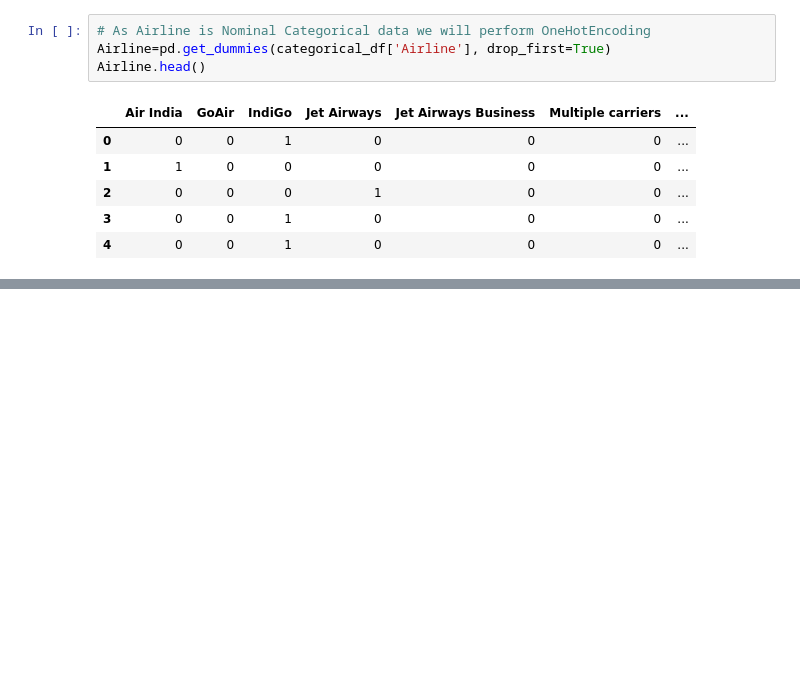
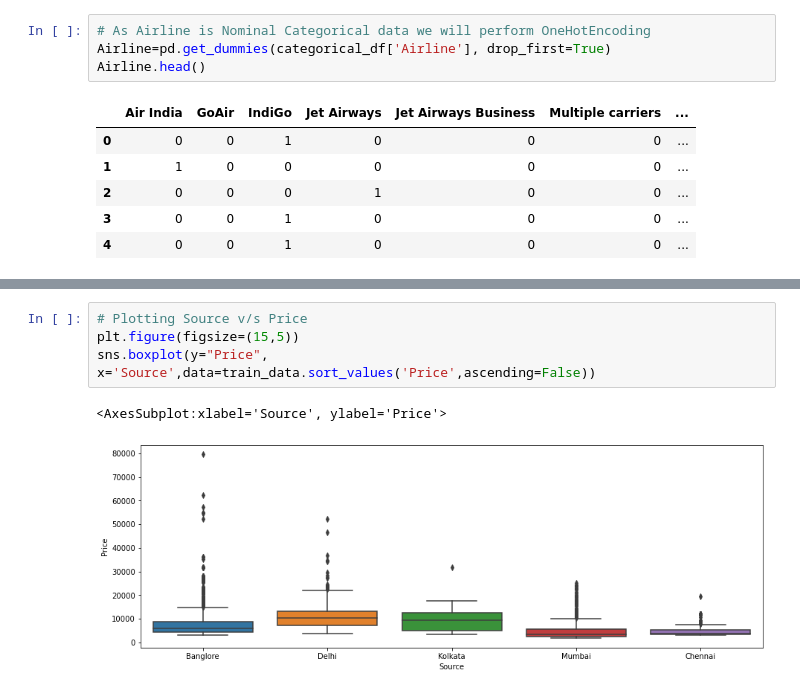
Before and after one commit to cybersaksham/Flight-Fare-Predict, a Jupyter notebook: main.ipynb, the cells around one changed output, grey strips where cells are left out. Cells and saved outputs as stored; diff of their text form; blank space fills up the shorter version.

```diff
--- a/main.ipynb
+++ b/main.ipynb
@@ -205,0 +215,7 @@ Airline.head()
+# %%
+# Plotting Source v/s Price
+plt.figure(figsize=(15,5))
+sns.boxplot(y="Price", x='Source',data=train_data.sort_values('Price',ascending=False))
+# %% [output]
+<AxesSubplot:xlabel='Source', ylabel='Price'>
+[figure, added]
```
Also changed, not shown: parts of 2 cells of this notebook.
